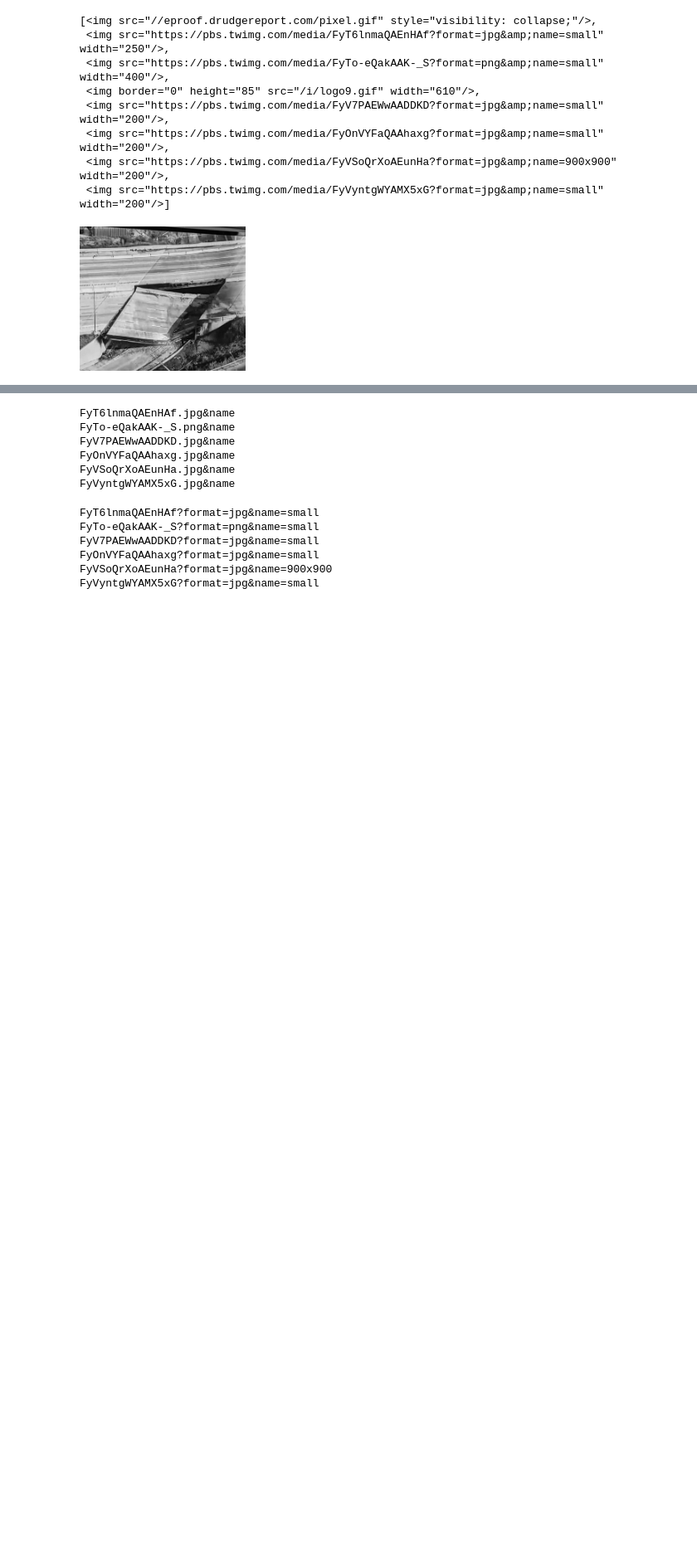
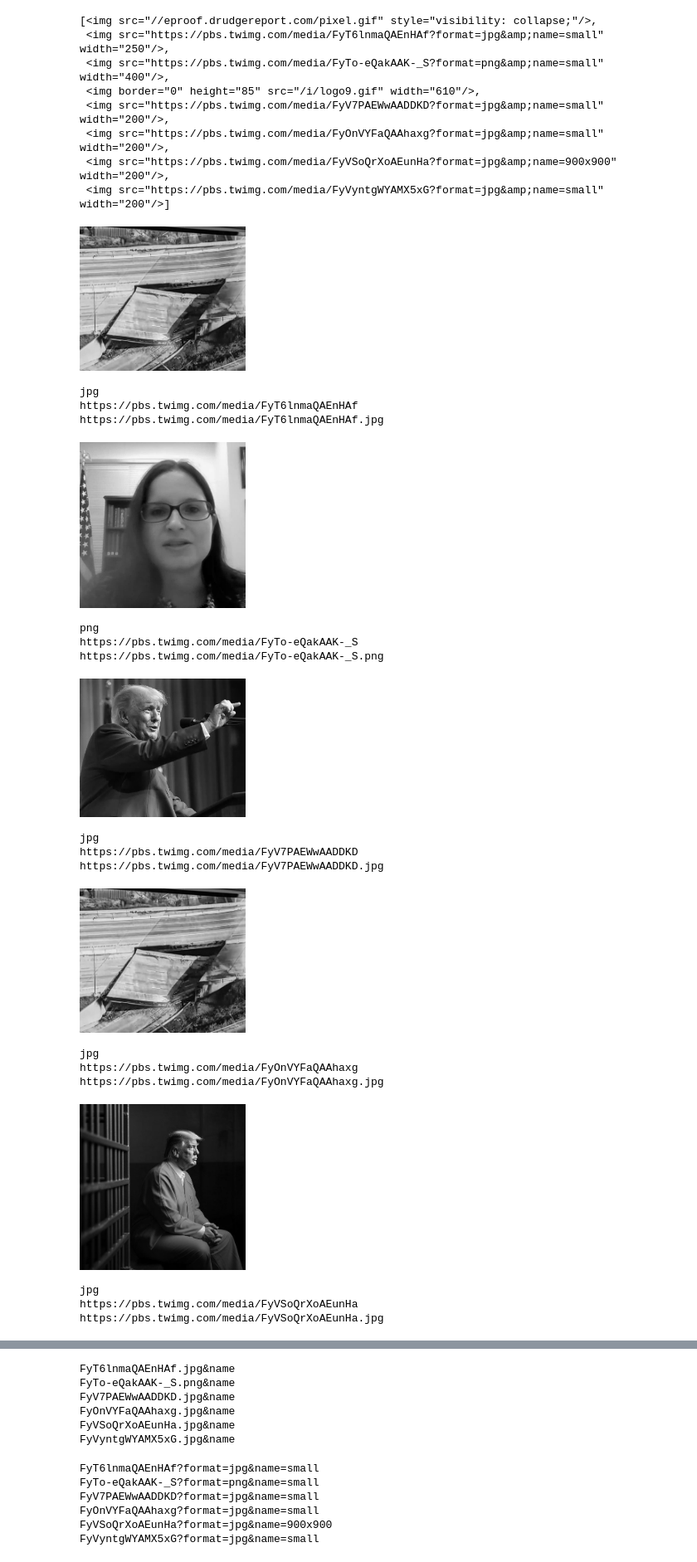
Before and after one commit to coding-to-music/scraping-craigslist-housing, a Jupyter notebook: drudgereport/drudge-diff-2023.ipynb, the cells around one changed output, grey strips where cells are left out. Shown at 83% size. Saved outputs shown, nothing was run; the diff lists cells and outputs as text; code cells hidden in the pictures; blank space fills up the shorter version.

```diff
--- a/drudgereport/drudge-diff-2023.ipynb
+++ b/drudgereport/drudge-diff-2023.ipynb
@@ -242,2 +246,48 @@ display(Image(example_img, width=200))
 # %% [output]
 [figure]
+# %%
+import os
+from urllib.parse import urlparse, parse_qs, urlunparse
+
+for img in img_tags:
+    src = img.get("src")
+    if "https" in src:
+        parsed_url = urlparse(src)
+        query_params = parse_qs(parsed_url.query)
+        extension = query_params.get('format', [''])[0]
+        filename = os.path.basename(parsed_url.path)
+        filename_with_extension = f"{filename}.{extension}"
+        parsed_url = parsed_url._replace(query=None)
+        new_url = urlunparse(parsed_url)
+        new_url_with_extension = f"{new_url}.{extension}"
+        print(extension)
+        print(new_url)
+        print(new_url_with_extension)
+        display(Image(new_url_with_extension, width=200))
+        print("\n")
+
+        # print(parsed_url)
+        # print(query_params)
+        # print(filename)
+        # print(filename_with_extension)
+        # display(Image(new_url + filename_with_extension.split('&')[0], width=200))
+# %% [output]
+jpg
+https://pbs.twimg.com/media/FyT6lnmaQAEnHAf
+https://pbs.twimg.com/media/FyT6lnmaQAEnHAf.jpg
+[figure, added]
+png
+https://pbs.twimg.com/media/FyTo-eQakAAK-_S
+https://pbs.twimg.com/media/FyTo-eQakAAK-_S.png
+[figure, added]
+jpg
+https://pbs.twimg.com/media/FyV7PAEWwAADDKD
+https://pbs.twimg.com/media/FyV7PAEWwAADDKD.jpg
+[figure, added]
+jpg
+https://pbs.twimg.com/media/FyOnVYFaQAAhaxg
+https://pbs.twimg.com/media/FyOnVYFaQAAhaxg.jpg
+[figure, added]
+jpg
+https://pbs.twimg.com/media/FyVSoQrXoAEunHa
+https://pbs.twimg.com/media/FyVSoQrXoAEunHa.jpg
```
Also changed, not shown: parts of 3 cells of this notebook.
